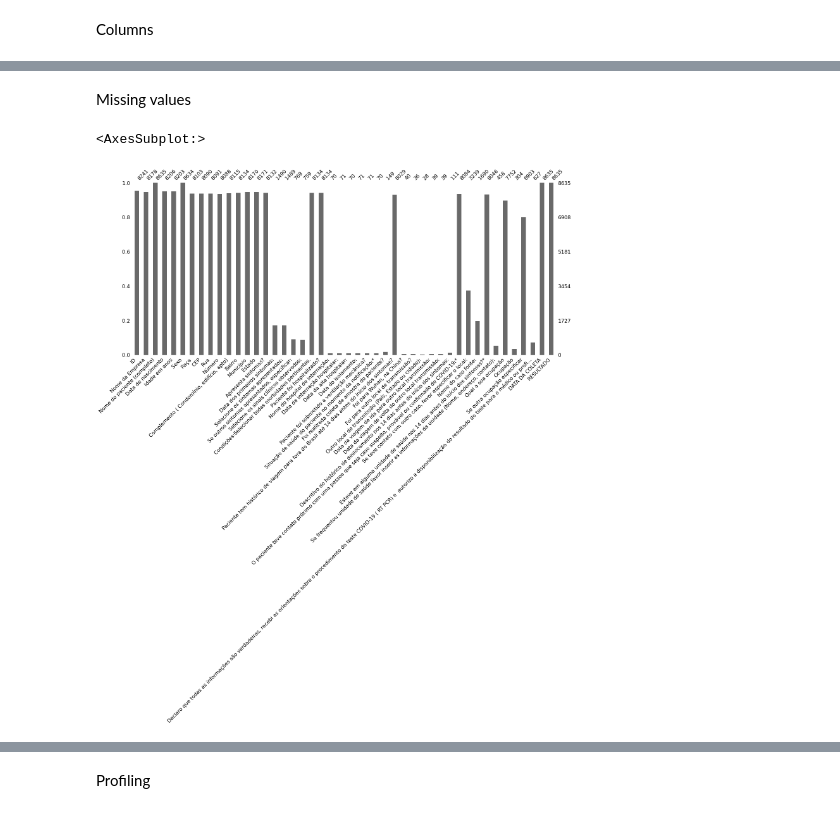
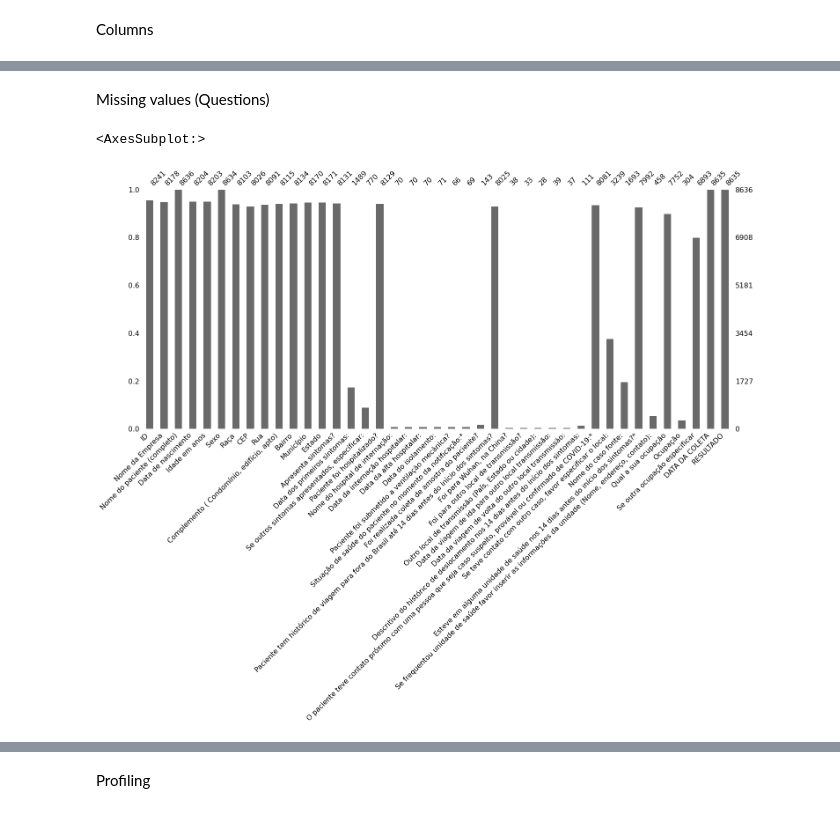
Before and after one commit to patricksferraz/pcr-analysis, a Jupyter notebook: data_engineering.ipynb, the cells around one changed output, grey strips where cells are left out. Cells and saved outputs as stored; diff of their text form; code cells hidden in the pictures.

```diff
--- a/data_engineering.ipynb
+++ b/data_engineering.ipynb
@@ -126,0 +227,16 @@ parse_dates = [
+# %%
+cols = [
+    'Condições:Selecionar todas morbidades pertinentes.',
+    'Selecione os sinais clínicos observados:',
+    'Selecione os sintomas apresentados:',
+]
+for col in cols:
+    df[col] = df[col].map(split_mult)
+
+    pool = mp.Pool(mp.cpu_count())
+    args = [(row,col) for _,row in df.iterrows()]
+    results = pool.starmap_async(decompose, args).get()
+    pool.close()
+    pool.join()
+
+    df = pd.DataFrame(results)
@@ -126,0 +245,12 @@ parse_dates = [
+# %%
+noise_cols = [
+    'Condições:Selecionar todas morbidades pertinentes.',
+    'Selecione os sinais clínicos observados:',
+    'Selecione os sintomas apresentados:',
+    'Outros (se outros, especificar:)', # Sintomas
+    '2020-06-25 00:00:00', # Sintomas
+    ('Declaro que todas as informações são verdadeiras, recebi as orientações'
+     ' sobre o procedimento do teste COVID-19 ( RT PCR) e  autorizo a'
+     ' disponibilização do resultado do teste para o médico ou profi...'),
+]
+df.drop(noise_cols, axis=1, inplace=True)
@@ -126,0 +360,3 @@ parse_dates = [
+# %%
+df = clean(df, rules)
+df = df[~df.isnull().all(axis=1)]
@@ -127,3 +365,2 @@ parse_dates = [
 # %%
-df = pd.read_csv(f'{PPD_DATA}/all.csv', parse_dates=parse_dates)
-df
+df.to_csv(f'{PPD_DATA}/all.csv', index=False)
@@ -166,7 +389,7 @@ Columns
 # %% [markdown]
-Missing values
+Missing values (Questions)
 # %%
-msno.bar(df)
+msno.bar(df[df.columns[:41]])
 # %% [output]
 <AxesSubplot:>
-[figure, old version]
+[figure, new version]
```
Also changed, not shown: parts of 36 cells of this notebook.
